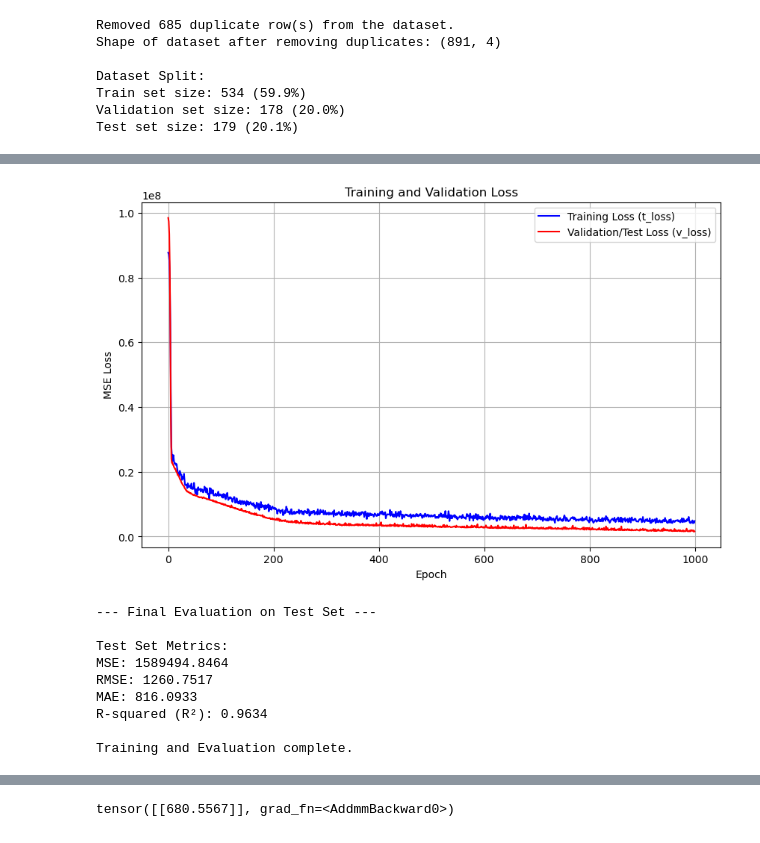
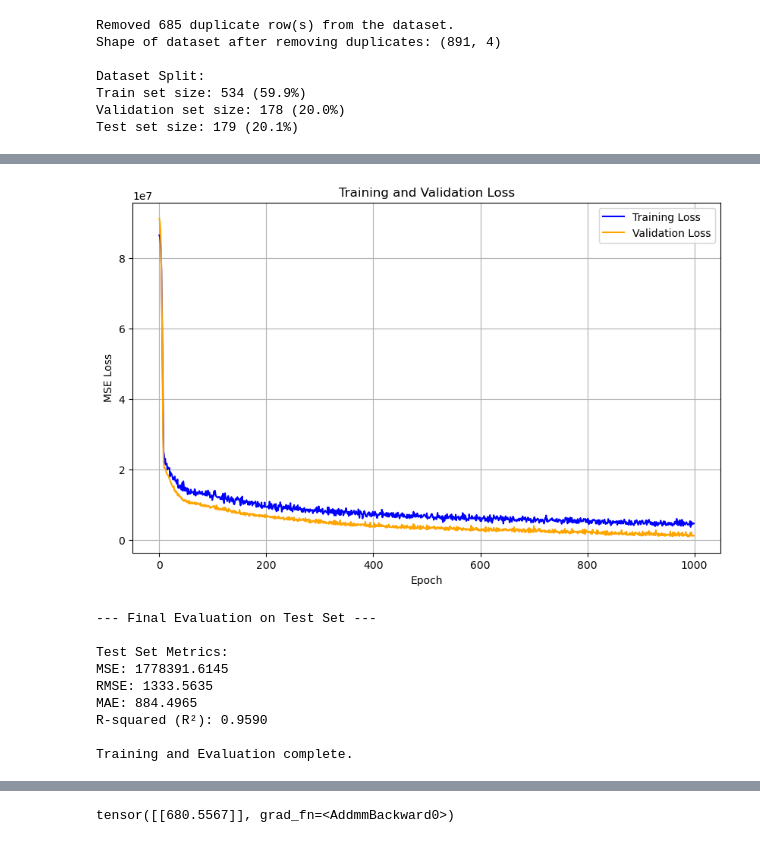
Before and after one commit to MMenser/CMEC_SandwichPanel, a Jupyter notebook: Models/MLP/Parameters_To_Stiffness/mlp.ipynb, the cells around one changed output, grey strips where cells are left out. Saved outputs shown, nothing was run; the diff lists cells and outputs as text; code cells hidden in the pictures.

```diff
--- a/Models/MLP/Parameters_To_Stiffness/mlp.ipynb
+++ b/Models/MLP/Parameters_To_Stiffness/mlp.ipynb
@@ -98,11 +98,14 @@ test_loader = DataLoader(test_dataset, batch_size=BATCH_SIZE, shuffle=False)
 # %%
 mae_criterion = nn.L1Loss()  # Mean Absolute Error Loss
 criterion = nn.MSELoss()  # Mean Squared Error Loss
+optimizer = optim.Adam(model.parameters(), lr=LEARNING_RATE)
 
 trainLoss = []
 validationLoss = []
+
 print("\n--- Starting Training ---")
 for epoch in range(NUM_EPOCHS):
+    # ========== TRAINING PHASE ==========
     model.train()  # Set model to training mode
     running_loss = 0.0
     for inputs, targets in train_loader:
@@ -118,34 +121,37 @@ for epoch in range(NUM_EPOCHS):
         running_loss += loss.item() * targets.size(0)
 
     avg_train_loss = running_loss / len(X_train)
-    trainLoss.append(avg_train_loss) # Store the average training loss
+    trainLoss.append(avg_train_loss)
+
+    # ========== VALIDATION PHASE ==========
     model.eval()
     running_val_loss = 0.0
     val_samples = 0
     with torch.no_grad():
-        for inputs, targets in test_loader:
+        for inputs, targets in val_loader:
             inputs = inputs.to(device)
             targets = targets.to(device)
 
             outputs = model(inputs)
-            val_loss = criterion(outputs, targets) # Use the same loss for comparison
+            val_loss = criterion(outputs, targets)
             running_val_loss += val_loss.item() * targets.size(0)
             val_samples += targets.size(0)
 
     avg_val_loss = running_val_loss / val_samples
-    validationLoss.append(avg_val_loss) # Store the average validation loss
-    print(f'Epoch [{epoch+1}/{NUM_EPOCHS}], Train Loss (t_loss): {avg_train_loss:.4f}, Val Loss (v_loss): {avg_val_loss:.4f}')
+    validationLoss.append(avg_val_loss)
 
+    print(f'Epoch [{epoch+1}/{NUM_EPOCHS}], Train Loss: {avg_train_loss:.4f}, Val Loss: {avg_val_loss:.4f}')
+
+# Plot training curves
 plt.figure(figsize=(10, 6))
-plt.plot(trainLoss, label='Training Loss (t_loss)', color='blue')
-plt.plot(validationLoss, label='Validation/Test Loss (v_loss)', color='red')
+plt.plot(trainLoss, label='Training Loss', color='blue')
+plt.plot(validationLoss, label='Validation Loss', color='orange')
 plt.title('Training and Validation Loss')
 plt.xlabel('Epoch')
 plt.ylabel('MSE Loss')
 plt.legend()
 plt.grid(True)
-plt.show() #
-
+plt.show()
 # --- Final Evaluation on TEST SET ---
 print("\n--- Final Evaluation on Test Set ---")
 model.eval()
@@ -216,11 +222,11 @@ Epoch [1000/1000], Train Loss (t_loss): 4821044.6236, Val Loss (v_loss): 1589494
-[figure, old version]
+[figure, new version]
 --- Final Evaluation on Test Set ---
 
 Test Set Metrics:
-MSE: 1589494.8464
-RMSE: 1260.7517
-MAE: 816.0933
-R-squared (R²): 0.9634
+MSE: 1778391.6145
+RMSE: 1333.5635
+MAE: 884.4965
+R-squared (R²): 0.9590
 
 Training and Evaluation complete.
 # %%
```
Also changed, not shown: parts of 2 cells of this notebook, 3 other files.
